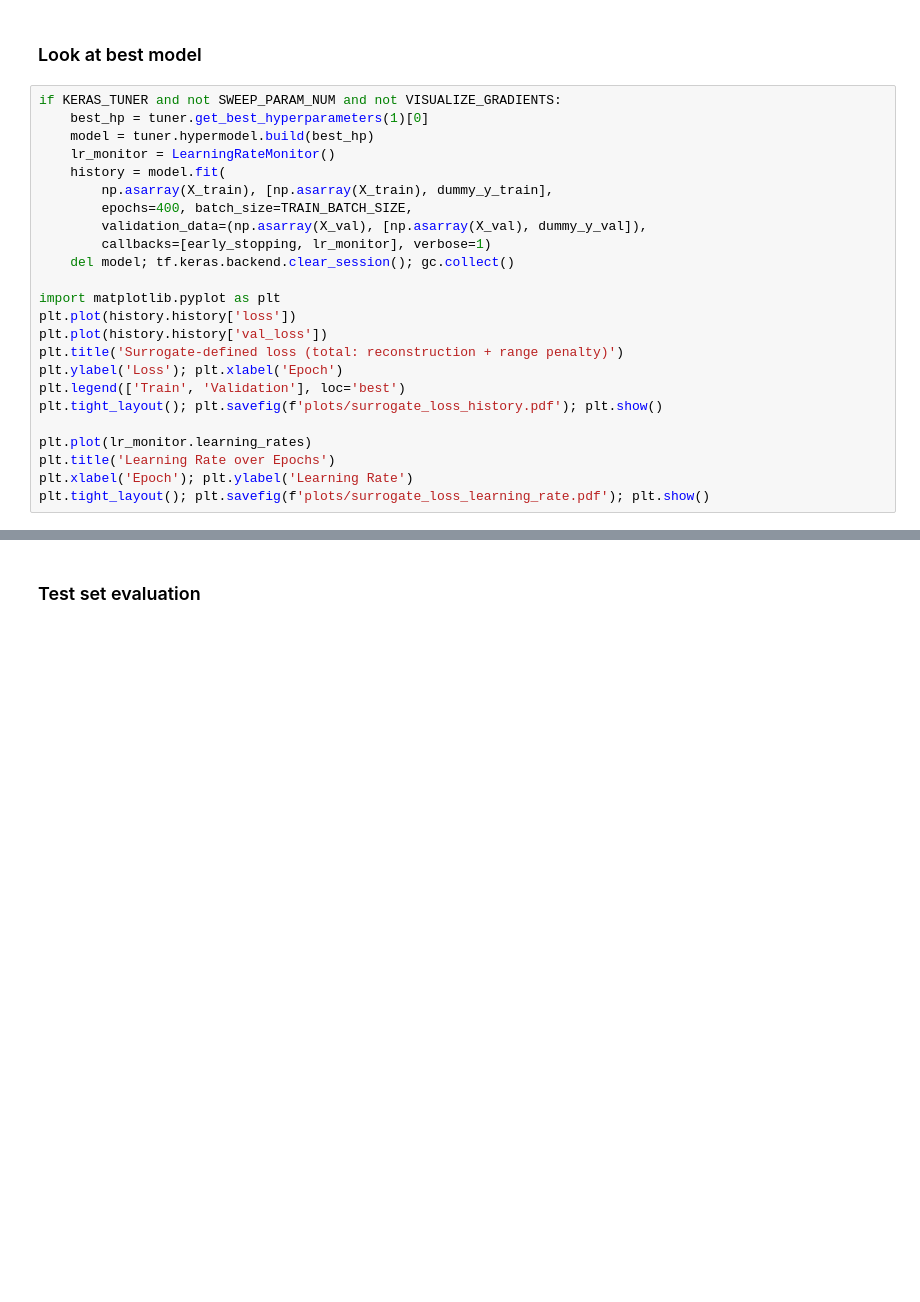
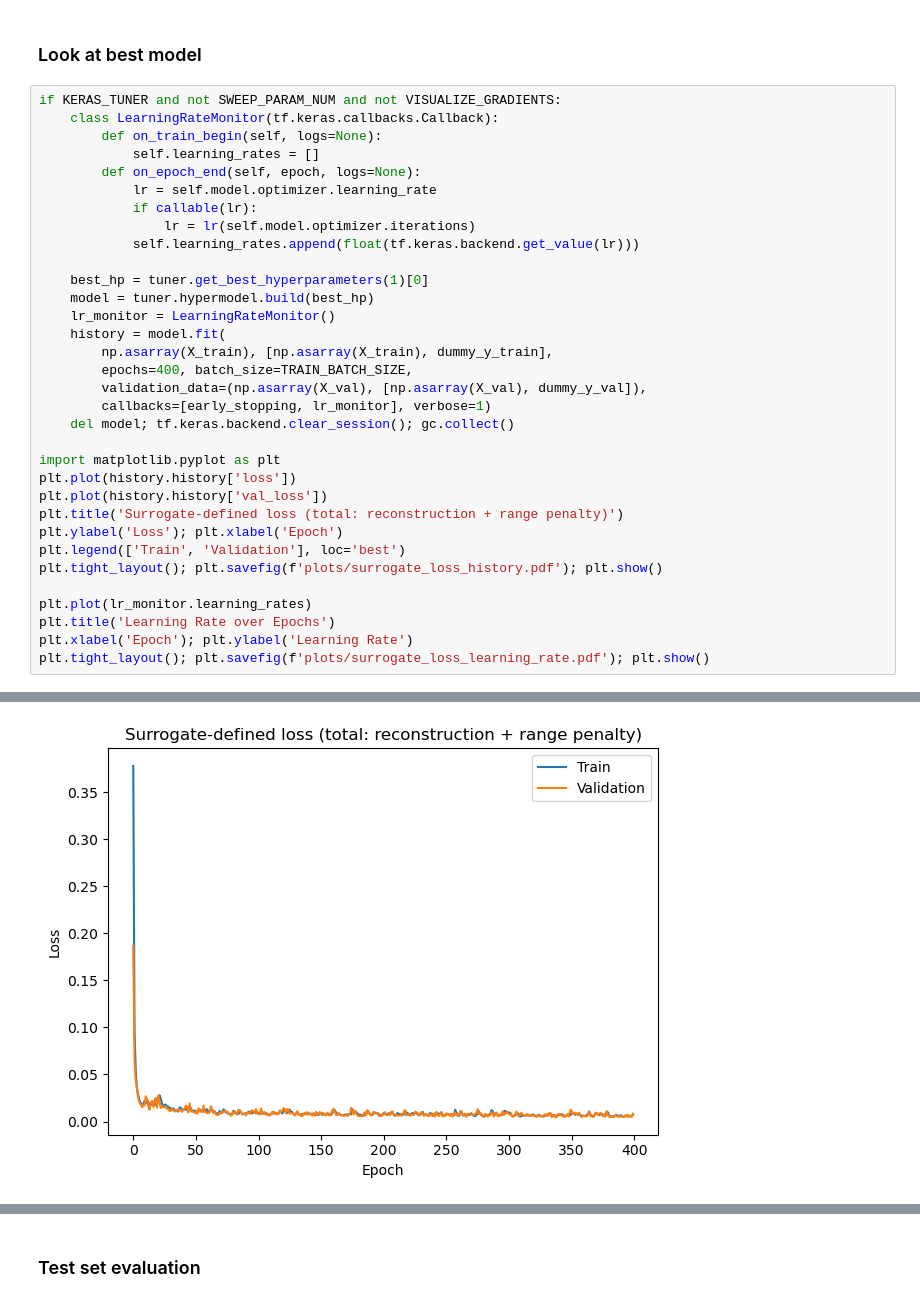
Before and after one commit to CosmiQuantum/ML_qubit_design, a Jupyter notebook: model_predict_qubit_TransmonCross_cap_matrix/ml_21_train_keras_surrogate_defined_loss.ipynb, the cells around one changed output, grey strips where cells are left out. Drawn from its saved outputs; the diff is of its cells as text; blank space fills up the shorter version.

Commit message:
updated printing script for transmon surrogate defined loss model

```diff
--- a/model_predict_qubit_TransmonCross_cap_matrix/ml_21_train_keras_surrogate_defined_loss.ipynb
+++ b/model_predict_qubit_TransmonCross_cap_matrix/ml_21_train_keras_surrogate_defined_loss.ipynb
@@ -785,6 +796,15 @@ if KERAS_TUNER and not SWEEP_PARAM_NUM and VISUALIZE_GRADIENTS:
 ### Look at best model
 # %%
 if KERAS_TUNER and not SWEEP_PARAM_NUM and not VISUALIZE_GRADIENTS:
+    class LearningRateMonitor(tf.keras.callbacks.Callback):
+        def on_train_begin(self, logs=None):
+            self.learning_rates = []
+        def on_epoch_end(self, epoch, logs=None):
+            lr = self.model.optimizer.learning_rate
+            if callable(lr):
+                lr = lr(self.model.optimizer.iterations)
+            self.learning_rates.append(float(tf.keras.backend.get_value(lr)))
+
     best_hp = tuner.get_best_hyperparameters(1)[0]
     model = tuner.hypermodel.build(best_hp)
     lr_monitor = LearningRateMonitor()
@@ -807,3 +827,4 @@ plt.plot(lr_monitor.learning_rates)
 plt.title('Learning Rate over Epochs')
 plt.xlabel('Epoch'); plt.ylabel('Learning Rate')
 plt.tight_layout(); plt.savefig(f'plots/surrogate_loss_learning_rate.pdf'); plt.show()
+# %% [output]
@@ -809,0 +848 @@ plt.tight_layout(); plt.savefig(f'plots/surrogate_loss_learning_rate.pdf'); plt.
+[figure, added]
```
Also changed, not shown: parts of 12 cells of this notebook, 16 other files.
